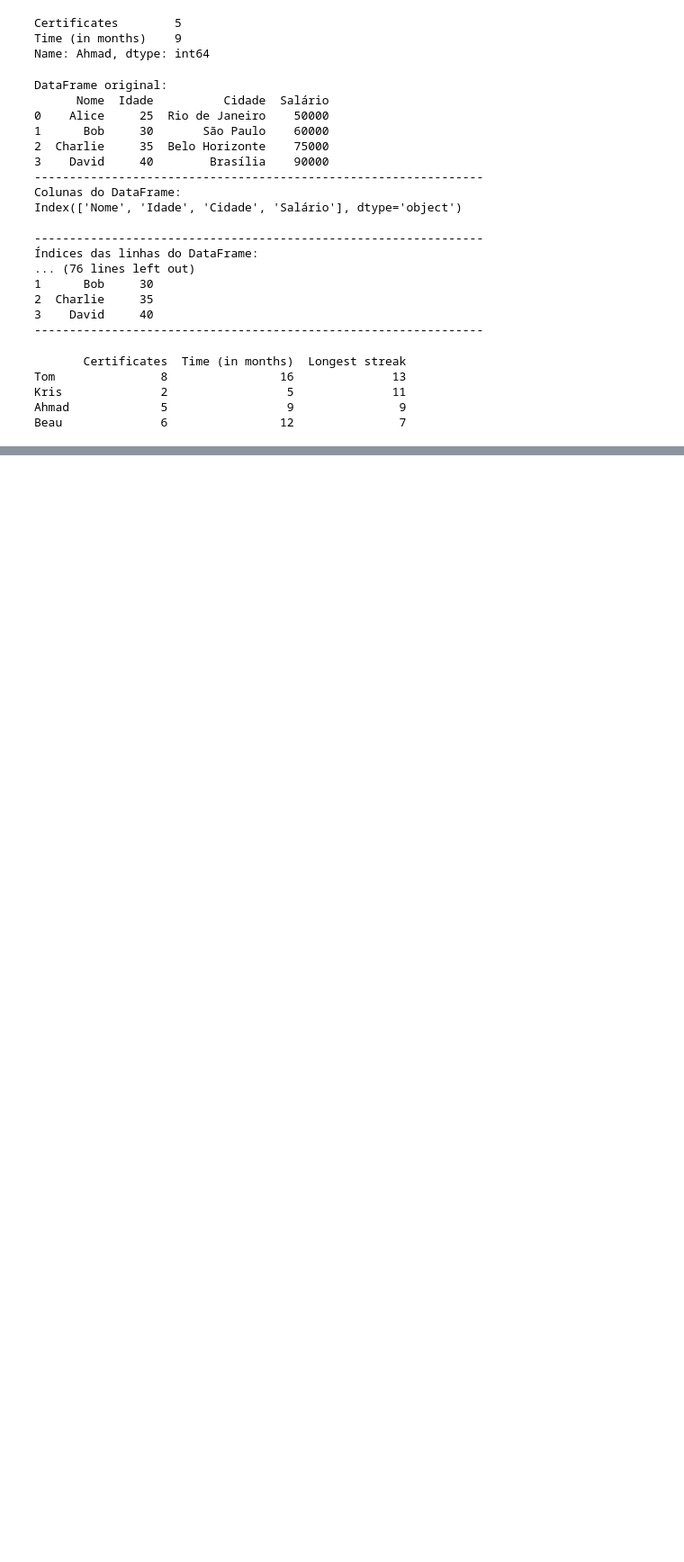
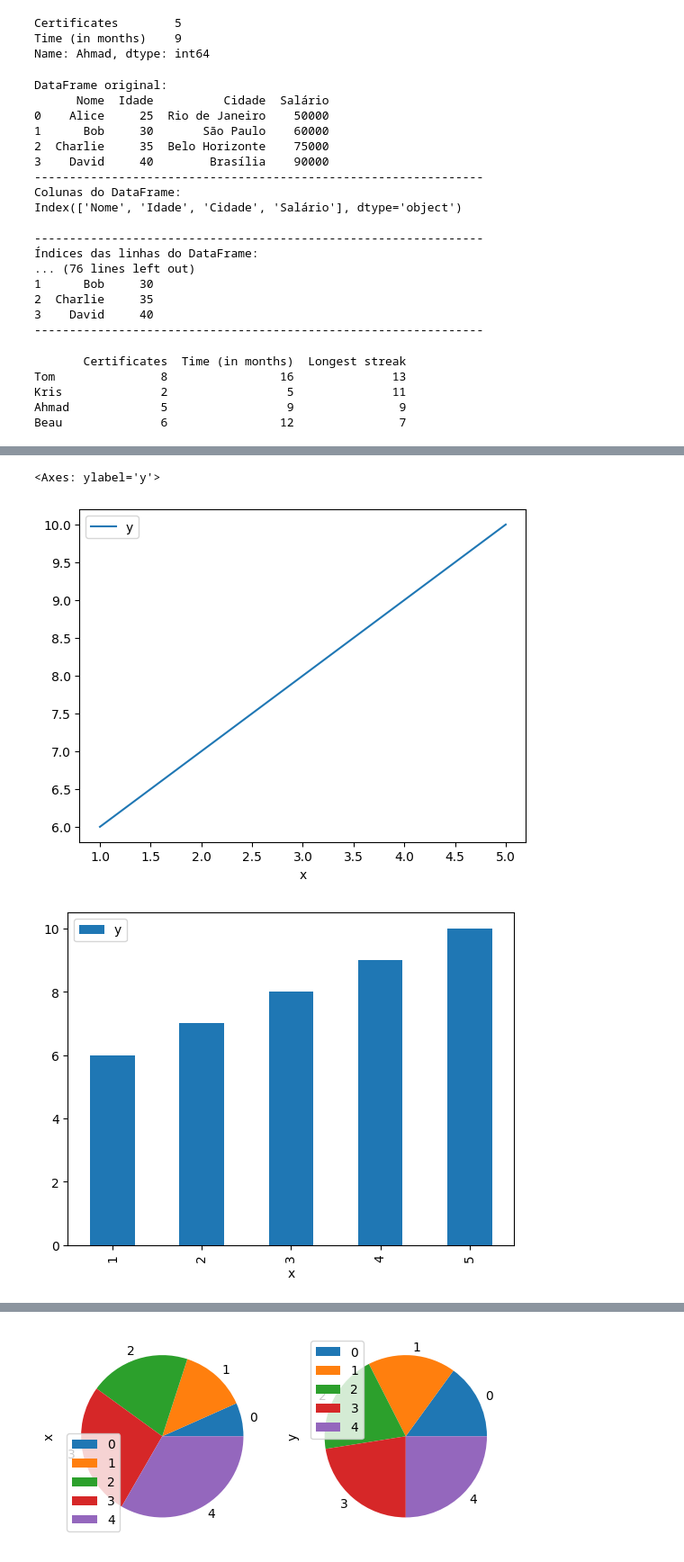
Before and after one commit to juliaNogueiraC/Estudos-em-Data-Analysis-Python, a Jupyter notebook: Estudos_em_Data_Analysis_Python.ipynb, the cells around one changed output, grey strips where cells are left out. Shown: that part at 90% size. Saved outputs shown, nothing was run; the diff lists cells and outputs as text; code cells hidden in the pictures; blank space fills up the shorter version.

```diff
--- a/Estudos_em_Data_Analysis_Python.ipynb
+++ b/Estudos_em_Data_Analysis_Python.ipynb
@@ -737,0 +852,33 @@ fatal: not a git repository (or any of the parent directories): .git
+# %%
+import pandas as pd
+
+# Criar um dataframe
+df = pd.DataFrame({
+    "x": [1, 2, 3, 4, 5],
+    "y": [6, 7, 8, 9, 10]
+})
+
+# Plotar um gráfico de linhas
+df.plot(x="x", y="y")
+
+# Plotar um gráfico de barras
+df.plot(x="x", y="y", kind="bar")
+
+# Plotar um histograma
+df.plot(x="y", kind="hist")
+
+# Plotar um boxplot
+#df.plot(x="y", kind="boxplot") - n deu
+
+# Plotar um gráfico de dispersão
+df.plot(x="x", y="y", kind="scatter")
+
+# Plotar um gráfico de pizza
+#df.plot(x="y", kind="pie")
+df.plot(y="y", kind="pie")
+df.plot(subplots=True, kind="pie")
+df.plot(x="x",y="y", kind="pie")
+# %% [output]
+<Axes: ylabel='y'>
+[figure, added]
+[figure, added]
@@ -737,0 +888 @@ fatal: not a git repository (or any of the parent directories): .git
+[figure, added]
```
Also changed, not shown: parts of 87 cells of this notebook.
